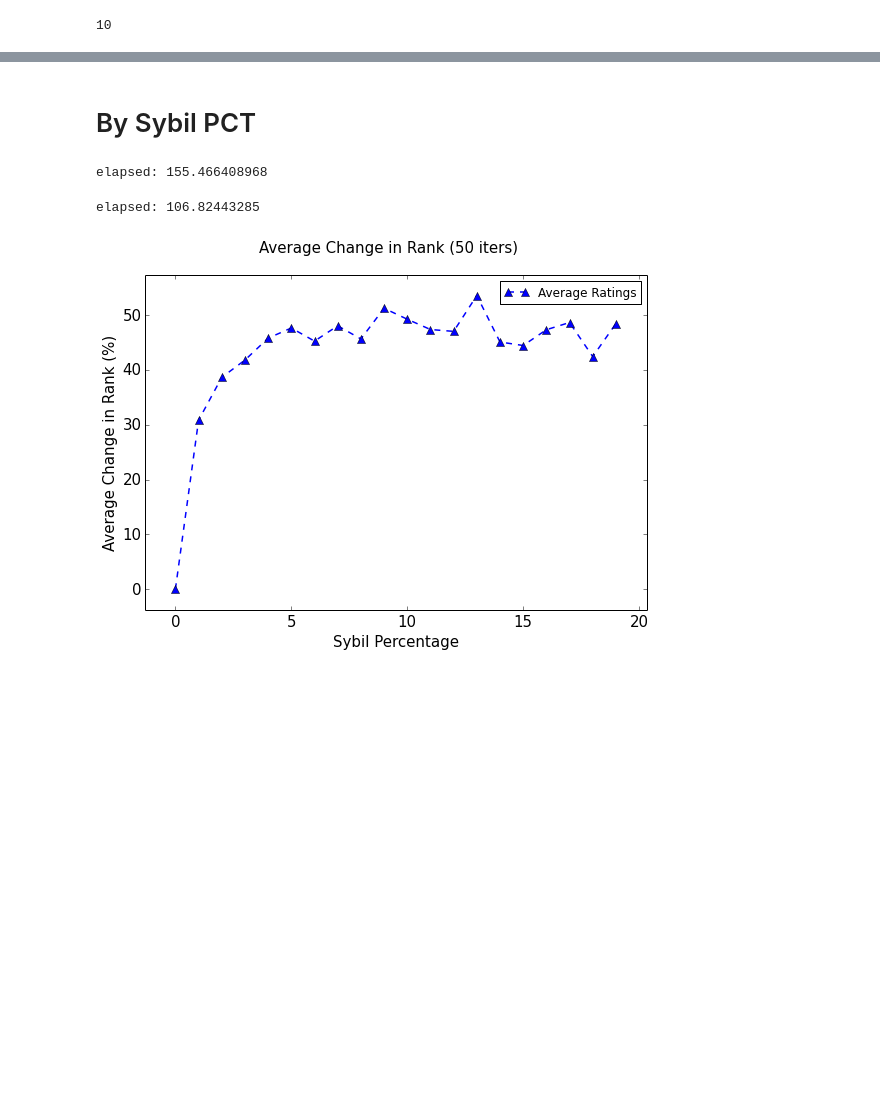
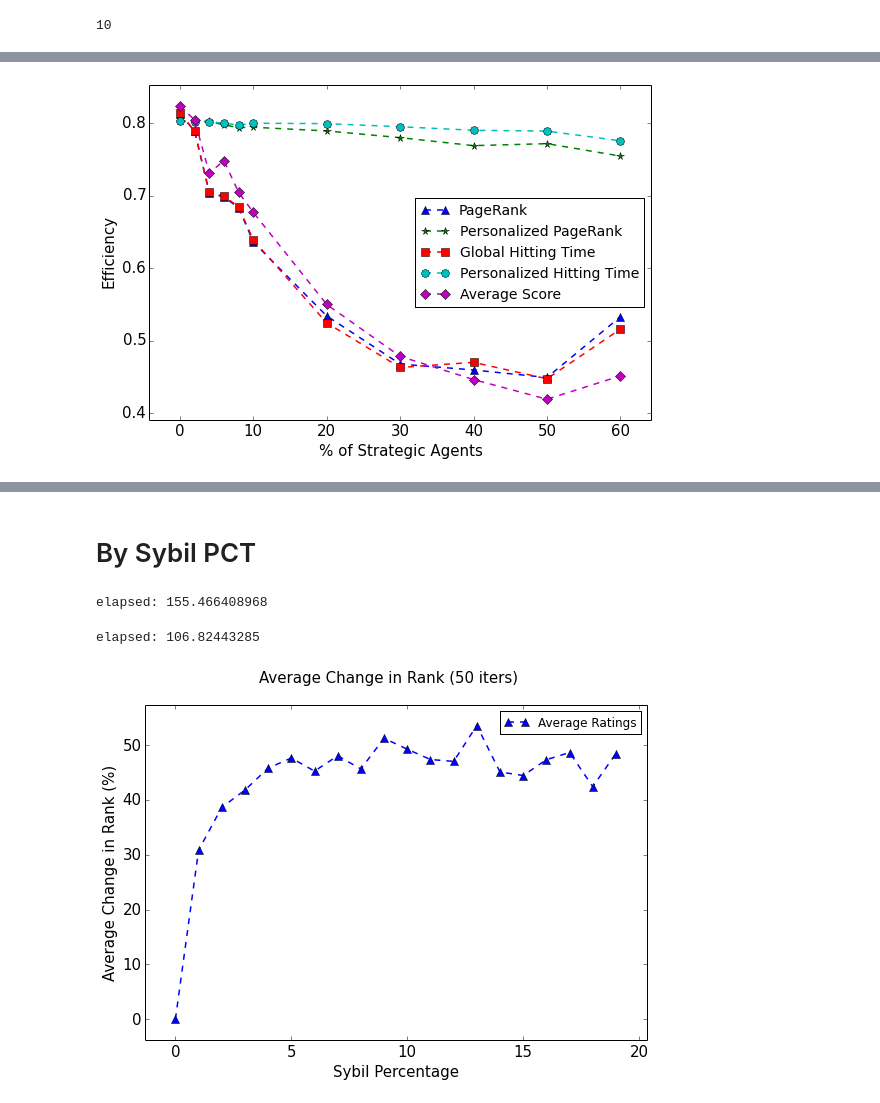
Before and after one commit to branliu0/transitive-trust-models, a Jupyter notebook: notebooks/2014-07-23 Experiment With Manipulations.ipynb, the cells around one changed output, grey strips where cells are left out. Cells and saved outputs as stored; diff of their text form; code cells hidden in the pictures; blank space fills up the shorter version.

```diff
--- a/notebooks/2014-07-23 Experiment With Manipulations.ipynb
+++ b/notebooks/2014-07-23 Experiment With Manipulations.ipynb
@@ -360,0 +365,4 @@ plot_eff(dsparse_e5_nonunif)
+# %%
+plot_eff(d_e10)
+# %% [output]
+[figure, added]
```
Also changed, not shown: parts of 9 cells of this notebook, 1 other file.
